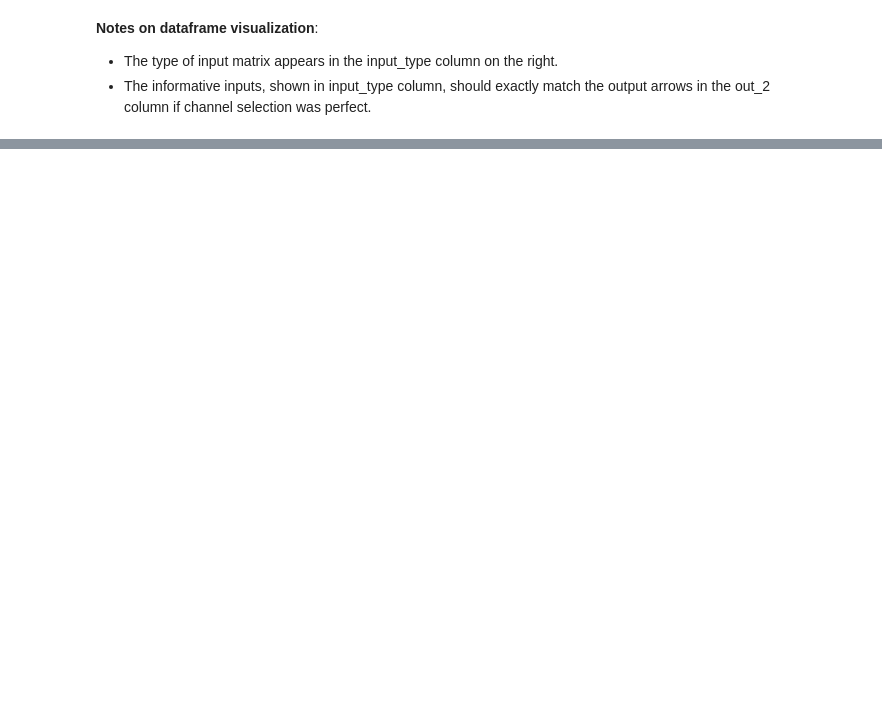
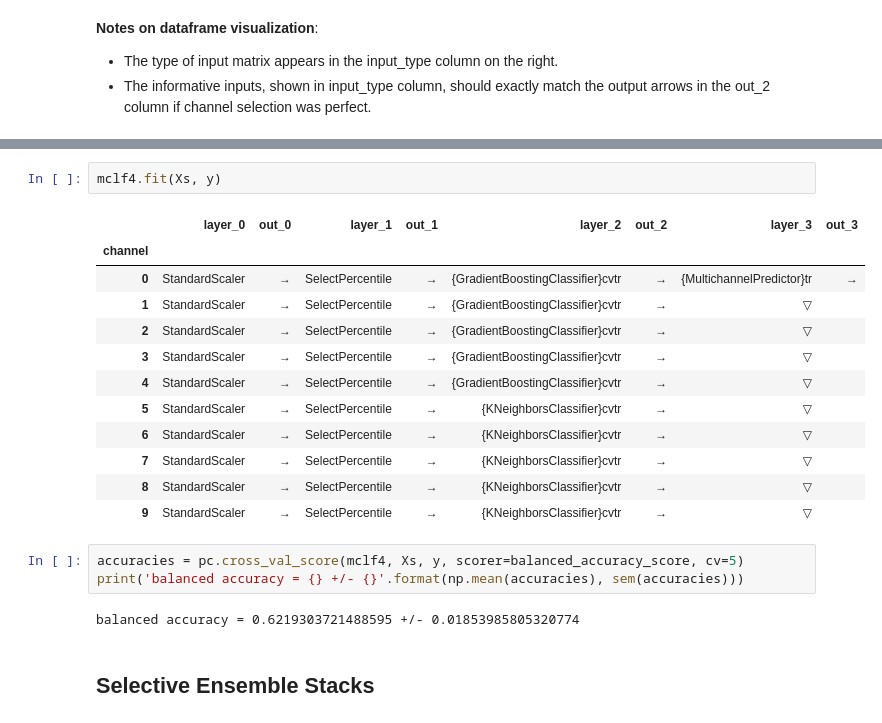
Before and after one commit to ajcallegari/scikit-multichannel, a Jupyter notebook: tutorial.ipynb, the cells around one changed output, grey strips where cells are left out. Drawn from its saved outputs; the diff is of its cells as text; blank space fills up the shorter version.

```diff
--- a/tutorial.ipynb
+++ b/tutorial.ipynb
@@ -348,0 +357,22 @@ balanced accuracy = 0.69 +/- 0.015165750888103088
+# %%
+mclf4.fit(Xs, y)
+# %% [output]
+|  | layer_0 | out_0 | layer_1 | out_1 | layer_2 | out_2 | layer_3 | out_3 |
+| channel |  |  |  |  |  |  |  |  |
+| 0 | StandardScaler | → | SelectPercentile | → | {GradientBoostingClassifier}cvtr | → | {MultichannelPredictor}tr | → |
+| 1 | StandardScaler | → | SelectPercentile | → | {GradientBoostingClassifier}cvtr | → | ▽ |  |
+| 2 | StandardScaler | → | SelectPercentile | → | {GradientBoostingClassifier}cvtr | → | ▽ |  |
+| 3 | StandardScaler | → | SelectPercentile | → | {GradientBoostingClassifier}cvtr | → | ▽ |  |
+| 4 | StandardScaler | → | SelectPercentile | → | {GradientBoostingClassifier}cvtr | → | ▽ |  |
+| 5 | StandardScaler | → | SelectPercentile | → | {KNeighborsClassifier}cvtr | → | ▽ |  |
+| 6 | StandardScaler | → | SelectPercentile | → | {KNeighborsClassifier}cvtr | → | ▽ |  |
+| 7 | StandardScaler | → | SelectPercentile | → | {KNeighborsClassifier}cvtr | → | ▽ |  |
+| 8 | StandardScaler | → | SelectPercentile | → | {KNeighborsClassifier}cvtr | → | ▽ |  |
+| 9 | StandardScaler | → | SelectPercentile | → | {KNeighborsClassifier}cvtr | → | ▽ |  |
+# %%
+accuracies = pc.cross_val_score(mclf4, Xs, y, scorer=balanced_accuracy_score, cv=5)
+print('balanced accuracy = {} +/- {}'.format(np.mean(accuracies), sem(accuracies)))
+# %% [output]
+balanced accuracy = 0.6219303721488595 +/- 0.01853985805320774
+# %% [markdown]
+## Selective Ensemble Stacks
```
Also changed, not shown: parts of 26 cells of this notebook, 4 other files.
